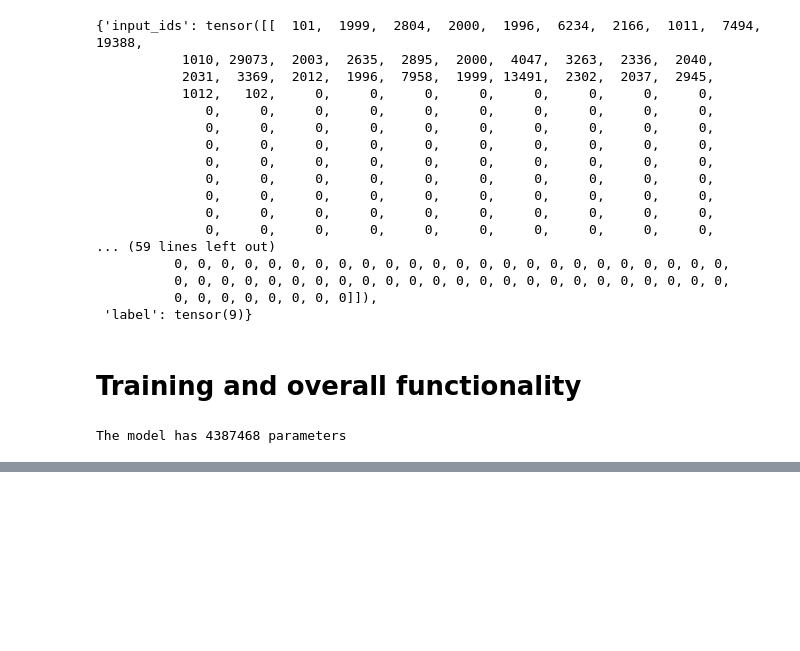
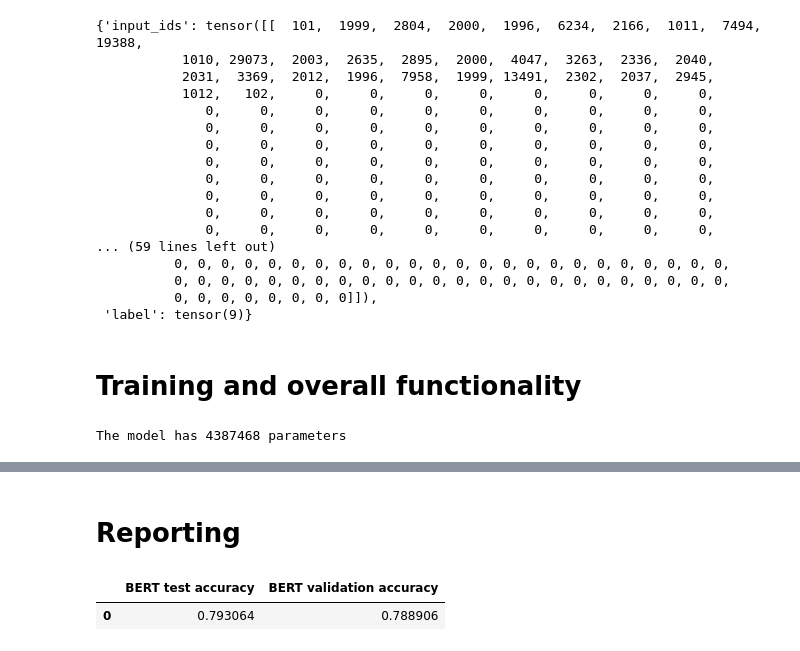
Before and after one commit to ozoin/NLP_Project, a Jupyter notebook: Assignment3.ipynb, the cells around one changed output, grey strips where cells are left out. Cells and saved outputs as stored; diff of their text form; code cells hidden in the pictures; blank space fills up the shorter version.

```diff
--- a/Assignment3.ipynb
+++ b/Assignment3.ipynb
@@ -827,0 +908,33 @@ ClassificationBERTModel(
+# %%
+def bert_predict(input_ids, attentions):
+  bert_model_torch.eval()
+  with torch.inference_mode():
+    probs = bert_model_torch(input_ids.to(device), attentions.to(device))
+    return torch.argmax(probs).detach().cpu().numpy()
+# %%
+y_preds_test = []
+y_preds_valid = []
+
+for sample in df_test['token']:
+  input, mask = sample['input_ids'], sample['attention_mask']
+  y_preds_test.append(bert_predict(input, mask))
+
+for sample in df_valid['token']:
+  input, mask = sample['input_ids'], sample['attention_mask']
+  y_preds_valid.append(bert_predict(input, mask))
+# %%
+from sklearn.metrics import accuracy_score
+
+valid_score = accuracy_score(df_valid['Label'], y_preds_valid)
+test_score = accuracy_score(df_test['Label'], y_preds_test)
+# %% [markdown]
+# Reporting
+# %%
+res_table_bert = pd.DataFrame({
+    "BERT test accuracy": [test_score],
+    'BERT validation accuracy': [valid_score]
+})
+res_table_bert
+# %% [output]
+|  | BERT test accuracy | BERT validation accuracy |
+| 0 | 0.793064 | 0.788906 |
```
Also changed, not shown: parts of 32 cells of this notebook.
